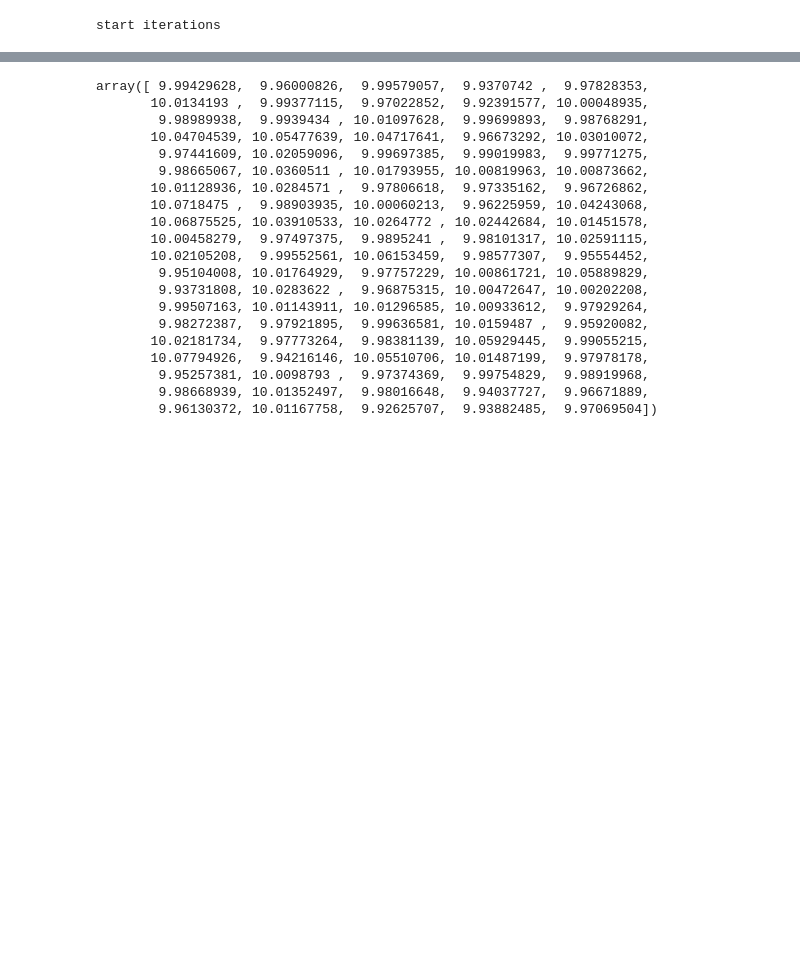
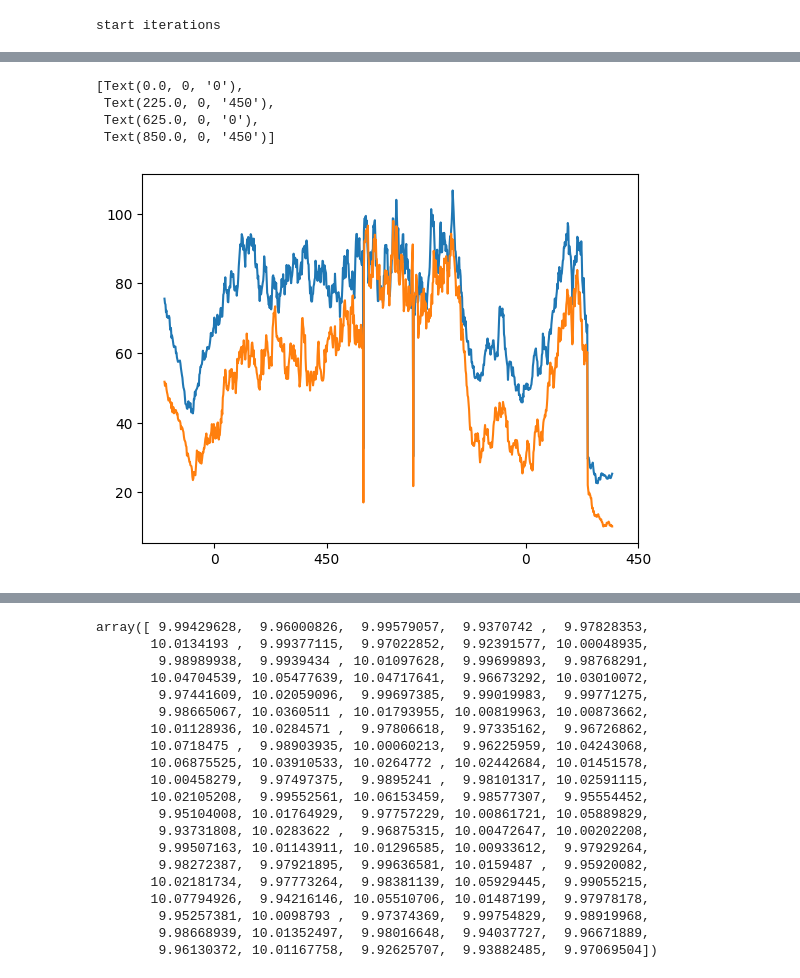
Before and after one commit to Ibos-lab/Users, a Jupyter notebook: losadac/population_distance/population_distance.ipynb, the cells around one changed output, grey strips where cells are left out. Saved outputs shown, nothing was run; the diff lists cells and outputs as text; code cells hidden in the pictures; blank space fills up the shorter version.

```diff
--- a/losadac/population_distance/population_distance.ipynb
+++ b/losadac/population_distance/population_distance.ipynb
@@ -833,0 +1011,11 @@ plt.plot(np.array(pp).reshape(-1))
+# %%
+
+v0 = convolve_signal(
+    v0,fs = 1000,w_size=0.1,w_std=0.040,axis=-1
+)
+v1 = convolve_signal(v1,fs = 1000,w_size=0.1,w_std=0.040,axis=-1)
+
+v0g = convolve_signal(
+    v0g,fs = 1000,w_size=0.1,w_std=0.040,axis=-1
+)
+v1g = convolve_signal(v1g,fs = 1000,w_size=0.1,w_std=0.040,axis=-1)
@@ -833,0 +1056,27 @@ plt.plot(np.array(pp).reshape(-1))
+# %%
+
+ang = []
+angg = []
+for i in range(v0.shape[1]):
+    vector1 = v0[:,i]
+    vector2 = v1[:,i]
+
+    # Compute the angle between the two vectors
+    angle = compute_angle_between_vectors(vector1, vector2)
+
+    # Convert the angle from radians to degrees
+    angle_degrees = np.degrees(angle)
+    ang.append(angle_degrees)
+
+    vector1 = v0g[:,i]
+    vector2 = v1g[:,i]
+    # plt.hist(vector1)
+    # plt.hist(vector2)
+    # Compute the angle between the two vectors
+    angle = compute_angle_between_vectors(vector1, vector2)
+
+    # Convert the angle from radians to degrees
+    angle_degrees = np.degrees(angle)
+    angg.append(angle_degrees)
+
+    print(f"Angle between the two vectors (in degrees): {angle_degrees}")
@@ -833,0 +1101,12 @@ plt.plot(np.array(pp).reshape(-1))
+# %%
+fig,ax=plt.subplots()
+ax.plot(np.arange(len(ang))-200/step,ang)
+ax.plot(np.arange(len(ang))-200/step,angg)
+ax.set_xticks([0/step, 450/step, 1250/step, 1700/step])
+ax.set_xticklabels(["0", "450", "0", "450"])
+# %% [output]
+[Text(0.0, 0, '0'),
+ Text(225.0, 0, '450'),
+ Text(625.0, 0, '0'),
+ Text(850.0, 0, '450')]
+[figure, added]
```
Also changed, not shown: parts of 47 cells of this notebook, 4 other files.
